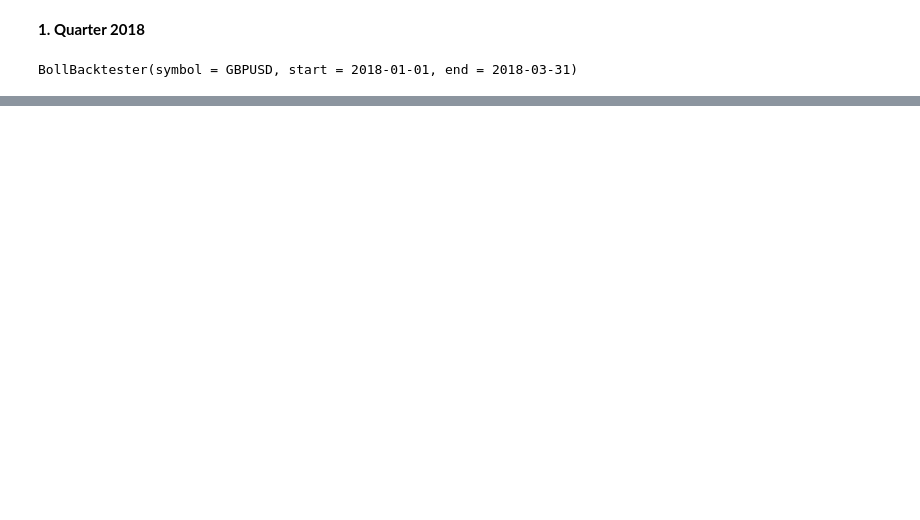
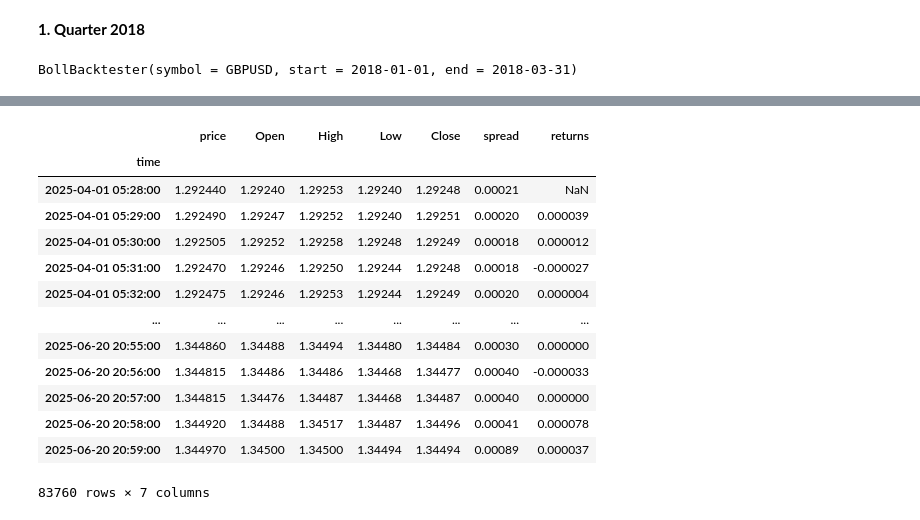
Before and after one commit to Basilogast/trading, a Jupyter notebook: MyCode/PivotBacktest/PivotPointBacktester.ipynb, the cells around one changed output, grey strips where cells are left out. Drawn from its saved outputs; the diff is of its cells as text; code cells hidden in the pictures; blank space fills up the shorter version.

```diff
--- a/MyCode/PivotBacktest/PivotPointBacktester.ipynb
+++ b/MyCode/PivotBacktest/PivotPointBacktester.ipynb
@@ -74,0 +163,16 @@ TypeError: PivotPointBacktester.prepare_data() takes 1 positional argument but 4
+# %%
+filepath = "./data/GBP_recent_data_1.csv"  # Updated to correct relative path
+symbol = "GBPUSD"
+
+start1 = "2018-01-01"
+end1 = "2018-03-31"
+start2 = "2018-04-01"
+end2 = "2018-06-30"
+start3 = "2018-07-01"
+end3 = "2018-09-30"
+start4 = "2018-10-01"
+end4 = "2018-12-31"
+
+end5 = "2019-06-30"
+
+ptc = 0.00007
@@ -74,0 +187,17 @@ TypeError: PivotPointBacktester.prepare_data() takes 1 positional argument but 4
+# %%
+bc.data
+# %% [output]
+|  | price | Open | High | Low | Close | spread | returns |
+| time |  |  |  |  |  |  |  |
+| 2025-04-01 05:28:00 | 1.292440 | 1.29240 | 1.29253 | 1.29240 | 1.29248 | 0.00021 | NaN |
+| 2025-04-01 05:29:00 | 1.292490 | 1.29247 | 1.29252 | 1.29240 | 1.29251 | 0.00020 | 0.000039 |
+| 2025-04-01 05:30:00 | 1.292505 | 1.29252 | 1.29258 | 1.29248 | 1.29249 | 0.00018 | 0.000012 |
+| 2025-04-01 05:31:00 | 1.292470 | 1.29246 | 1.29250 | 1.29244 | 1.29248 | 0.00018 | -0.000027 |
+| 2025-04-01 05:32:00 | 1.292475 | 1.29246 | 1.29253 | 1.29244 | 1.29249 | 0.00020 | 0.000004 |
+| ... | ... | ... | ... | ... | ... | ... | ... |
+| 2025-06-20 20:55:00 | 1.344860 | 1.34488 | 1.34494 | 1.34480 | 1.34484 | 0.00030 | 0.000000 |
+| 2025-06-20 20:56:00 | 1.344815 | 1.34486 | 1.34486 | 1.34468 | 1.34477 | 0.00040 | -0.000033 |
+| 2025-06-20 20:57:00 | 1.344815 | 1.34476 | 1.34487 | 1.34468 | 1.34487 | 0.00040 | 0.000000 |
+| 2025-06-20 20:58:00 | 1.344920 | 1.34488 | 1.34517 | 1.34487 | 1.34496 | 0.00041 | 0.000078 |
+| 2025-06-20 20:59:00 | 1.344970 | 1.34500 | 1.34500 | 1.34494 | 1.34494 | 0.00089 | 0.000037 |
+83760 rows × 7 columns
```
Also changed, not shown: parts of 13 cells of this notebook, 1 other file.
